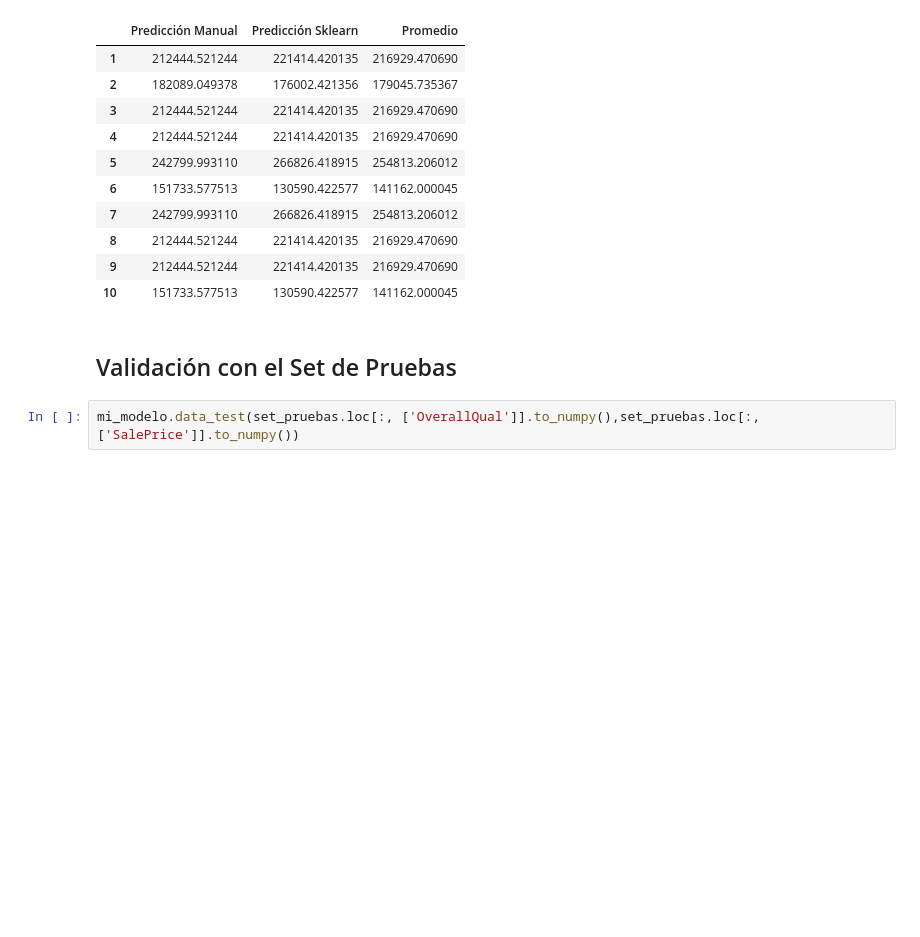
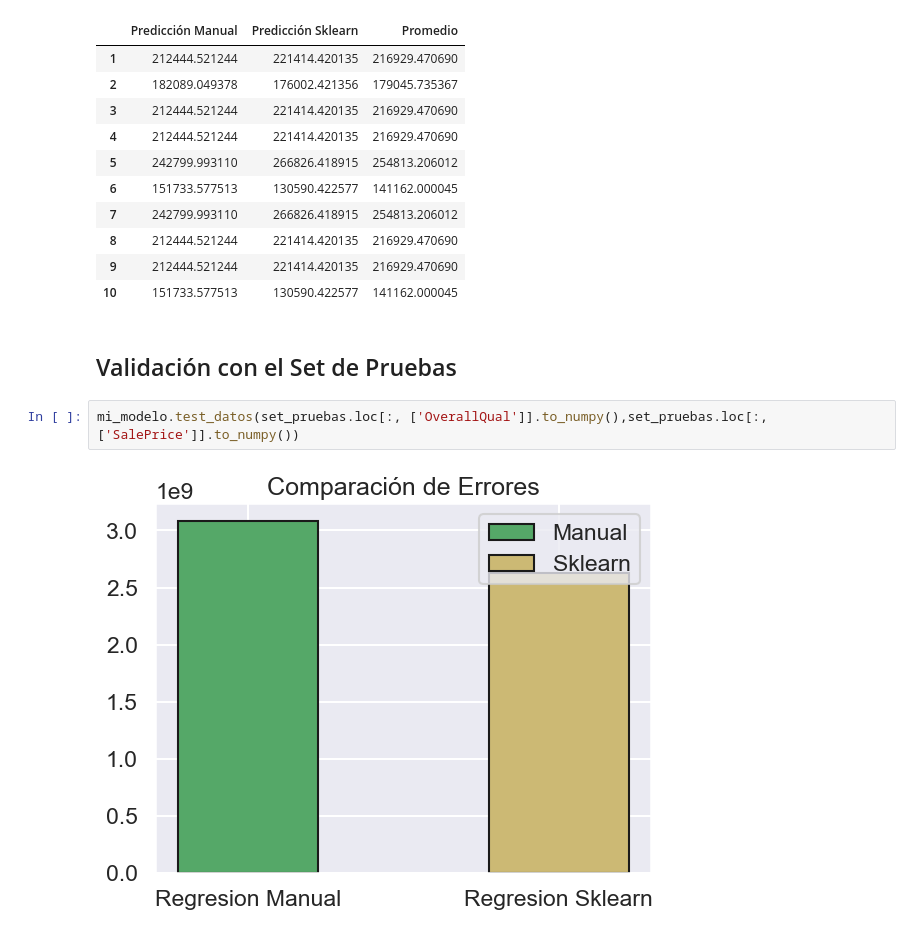
Before and after one commit to CarlosRisch/ProyectoRegresion, a Jupyter notebook: Proyecto1_RegresionLineal.ipynb, the cells around one changed output. Drawn from its saved outputs; the diff is of its cells as text; blank space fills up the shorter version.

Commit message:
Comparación entre modelos de regresión manual vs sklearn

```diff
--- a/Proyecto1_RegresionLineal.ipynb
+++ b/Proyecto1_RegresionLineal.ipynb
@@ -516,4 +516,6 @@ df
 # %% [markdown]
 ## Validación con el Set de Pruebas
 # %%
-mi_modelo.data_test(set_pruebas.loc[:, ['OverallQual']].to_numpy(),set_pruebas.loc[:, ['SalePrice']].to_numpy())
+mi_modelo.test_datos(set_pruebas.loc[:, ['OverallQual']].to_numpy(),set_pruebas.loc[:, ['SalePrice']].to_numpy())
+# %% [output]
+[figure, added]
```
Also changed, not shown: parts of 8 cells of this notebook.
